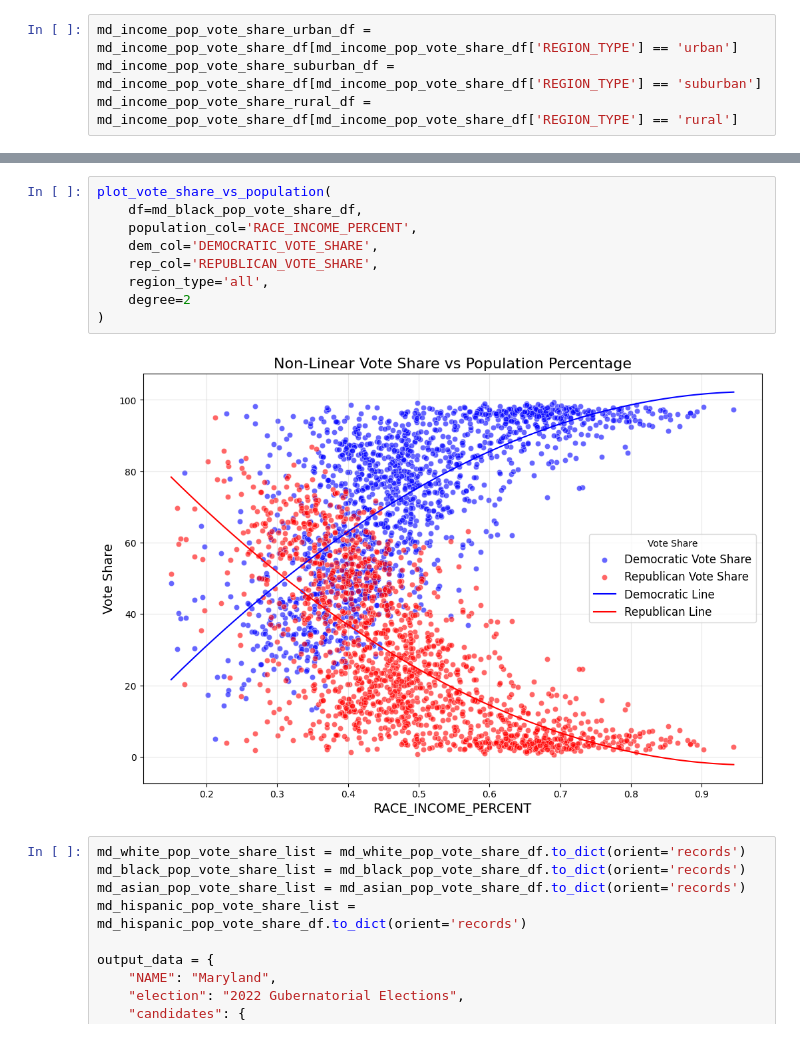
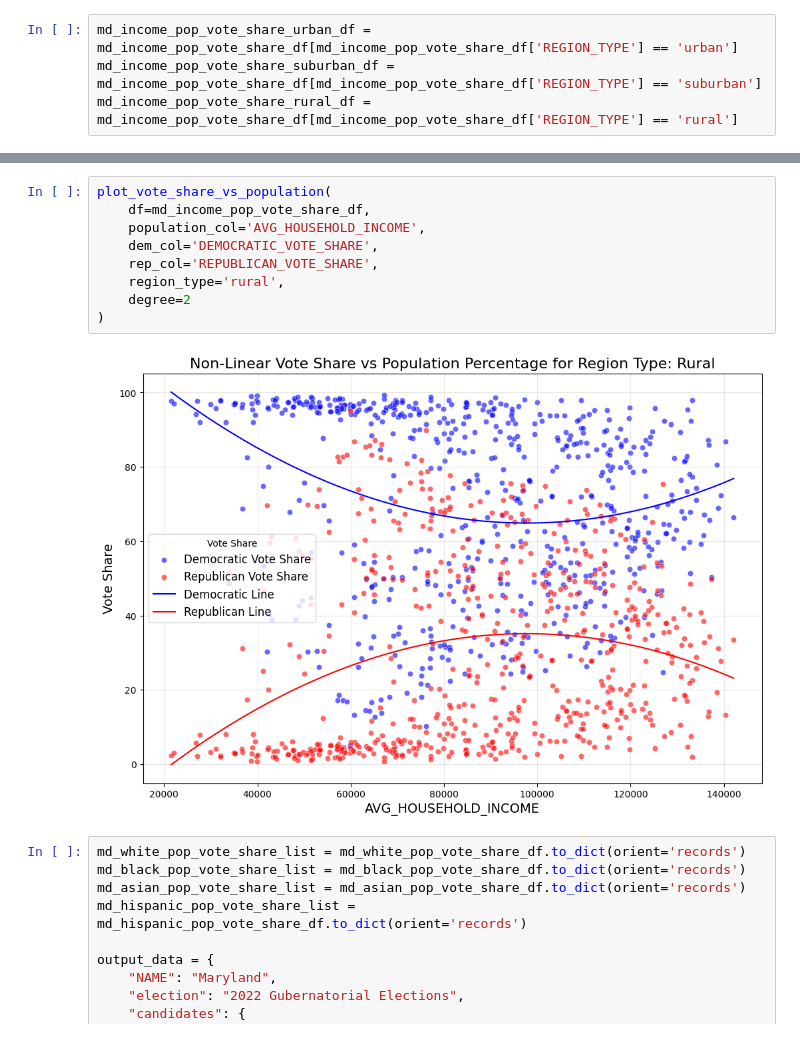
Before and after one commit to SBU-CSE-416/votifier, a Jupyter notebook: server/data/preprocess_gingles.ipynb, the cells around one changed output, grey strips where cells are left out. Drawn from its saved outputs; the diff is of its cells as text.

```diff
--- a/server/data/preprocess_gingles.ipynb
+++ b/server/data/preprocess_gingles.ipynb
@@ -448,14 +448,14 @@ plt.show()
 # %%
 plot_vote_share_vs_population(
-    df=md_black_pop_vote_share_df,
-    population_col='RACE_INCOME_PERCENT',
+    df=md_income_pop_vote_share_df,
+    population_col='AVG_HOUSEHOLD_INCOME',
     dem_col='DEMOCRATIC_VOTE_SHARE',
     rep_col='REPUBLICAN_VOTE_SHARE',
-    region_type='all',
+    region_type='rural',
     degree=2
 )
 # %% [output]
-[figure, old version]
+[figure, new version]
 # %%
 md_white_pop_vote_share_list = md_white_pop_vote_share_df.to_dict(orient='records')
 md_black_pop_vote_share_list = md_black_pop_vote_share_df.to_dict(orient='records')
```
Also changed, not shown: parts of 7 cells of this notebook, 1 other file.
